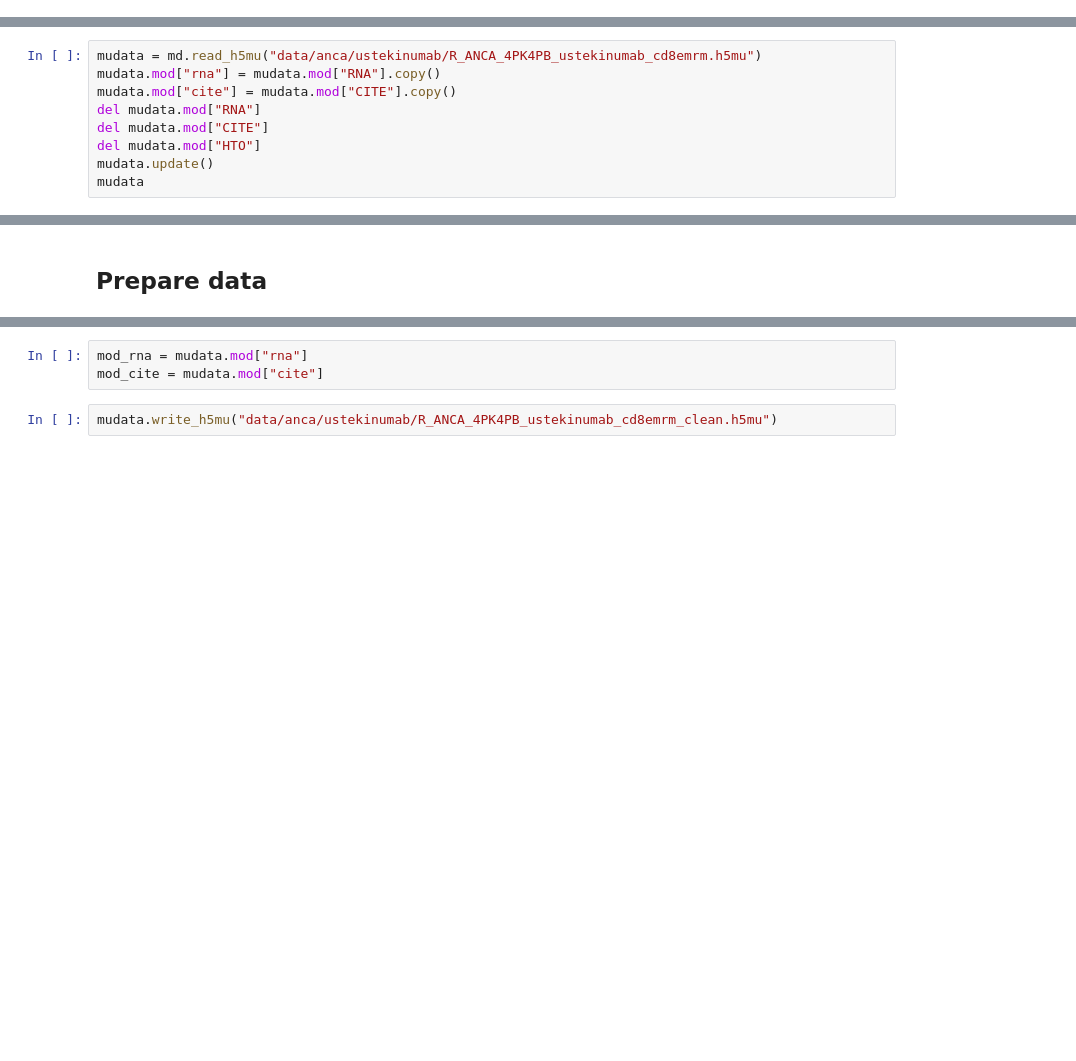
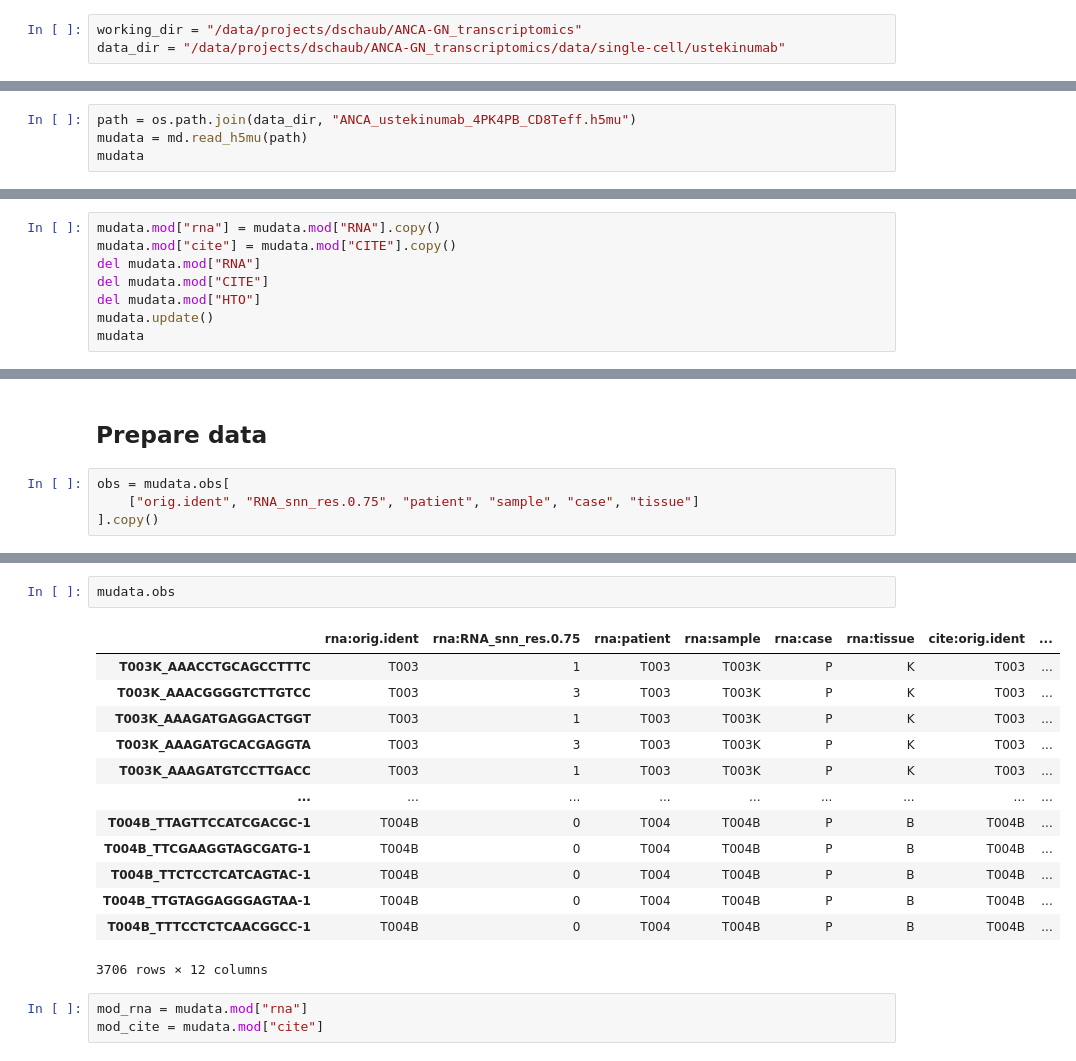
Before and after one commit to imsb-uke/ANCA-GN_transcriptomics, a Jupyter notebook: notebooks/single-cell/ustekinumab_cohort/04-CD8Teff_analysis/02-convert_r2py.ipynb, the cells around one changed output, grey strips where cells are left out. Saved outputs shown, nothing was run; the diff lists cells and outputs as text; blank space fills up the shorter version.

```diff
--- a/notebooks/single-cell/ustekinumab_cohort/04-CD8Teff_analysis/02-convert_r2py.ipynb
+++ b/notebooks/single-cell/ustekinumab_cohort/04-CD8Teff_analysis/02-convert_r2py.ipynb
@@ -1,3 +1,6 @@
+# %%
+working_dir = "/data/projects/dschaub/ANCA-GN_transcriptomics"
+data_dir = "/data/projects/dschaub/ANCA-GN_transcriptomics/data/single-cell/ustekinumab"
 # %%
 %load_ext autoreload
 %autoreload 2
@@ -38,2 +38,6 @@ sns.set(style="white")
 # %% [markdown]
 ## Load data
+# %%
+path = os.path.join(data_dir, "ANCA_ustekinumab_4PK4PB_CD8Teff.h5mu")
+mudata = md.read_h5mu(path)
+mudata
@@ -40,5 +55,4 @@ sns.set(style="white")
 # %%
-mudata = md.read_h5mu("data/anca/ustekinumab/R_ANCA_4PK4PB_ustekinumab_cd8emrm.h5mu")
 mudata.mod["rna"] = mudata.mod["RNA"].copy()
 mudata.mod["cite"] = mudata.mod["CITE"].copy()
 del mudata.mod["RNA"]
@@ -49,3 +73,7 @@ mudata
 # %% [markdown]
 ## Prepare data
+# %%
+obs = mudata.obs[
+    ["orig.ident", "RNA_snn_res.0.75", "patient", "sample", "case", "tissue"]
+].copy()
 # %%
@@ -77,5 +114,19 @@ mudata
+# %%
+mudata.obs
+# %% [output]
+|  | rna:orig.ident | rna:RNA_snn_res.0.75 | rna:patient | rna:sample | rna:case | rna:tissue | cite:orig.ident | ... |
+| T003K_AAACCTGCAGCCTTTC | T003 | 1 | T003 | T003K | P | K | T003 | ... |
+| T003K_AAACGGGGTCTTGTCC | T003 | 3 | T003 | T003K | P | K | T003 | ... |
+| T003K_AAAGATGAGGACTGGT | T003 | 1 | T003 | T003K | P | K | T003 | ... |
+| T003K_AAAGATGCACGAGGTA | T003 | 3 | T003 | T003K | P | K | T003 | ... |
+| T003K_AAAGATGTCCTTGACC | T003 | 1 | T003 | T003K | P | K | T003 | ... |
+| ... | ... | ... | ... | ... | ... | ... | ... | ... |
+| T004B_TTAGTTCCATCGACGC-1 | T004B | 0 | T004 | T004B | P | B | T004B | ... |
+| T004B_TTCGAAGGTAGCGATG-1 | T004B | 0 | T004 | T004B | P | B | T004B | ... |
+| T004B_TTCTCCTCATCAGTAC-1 | T004B | 0 | T004 | T004B | P | B | T004B | ... |
+| T004B_TTGTAGGAGGGAGTAA-1 | T004B | 0 | T004 | T004B | P | B | T004B | ... |
+| T004B_TTTCCTCTCAACGGCC-1 | T004B | 0 | T004 | T004B | P | B | T004B | ... |
+3706 rows × 12 columns
 # %%
 mod_rna = mudata.mod["rna"]
 mod_cite = mudata.mod["cite"]
-# %%
-mudata.write_h5mu("data/anca/ustekinumab/R_ANCA_4PK4PB_ustekinumab_cd8emrm_clean.h5mu")
```
Also changed, not shown: parts of 5 cells of this notebook, 2 other files.
